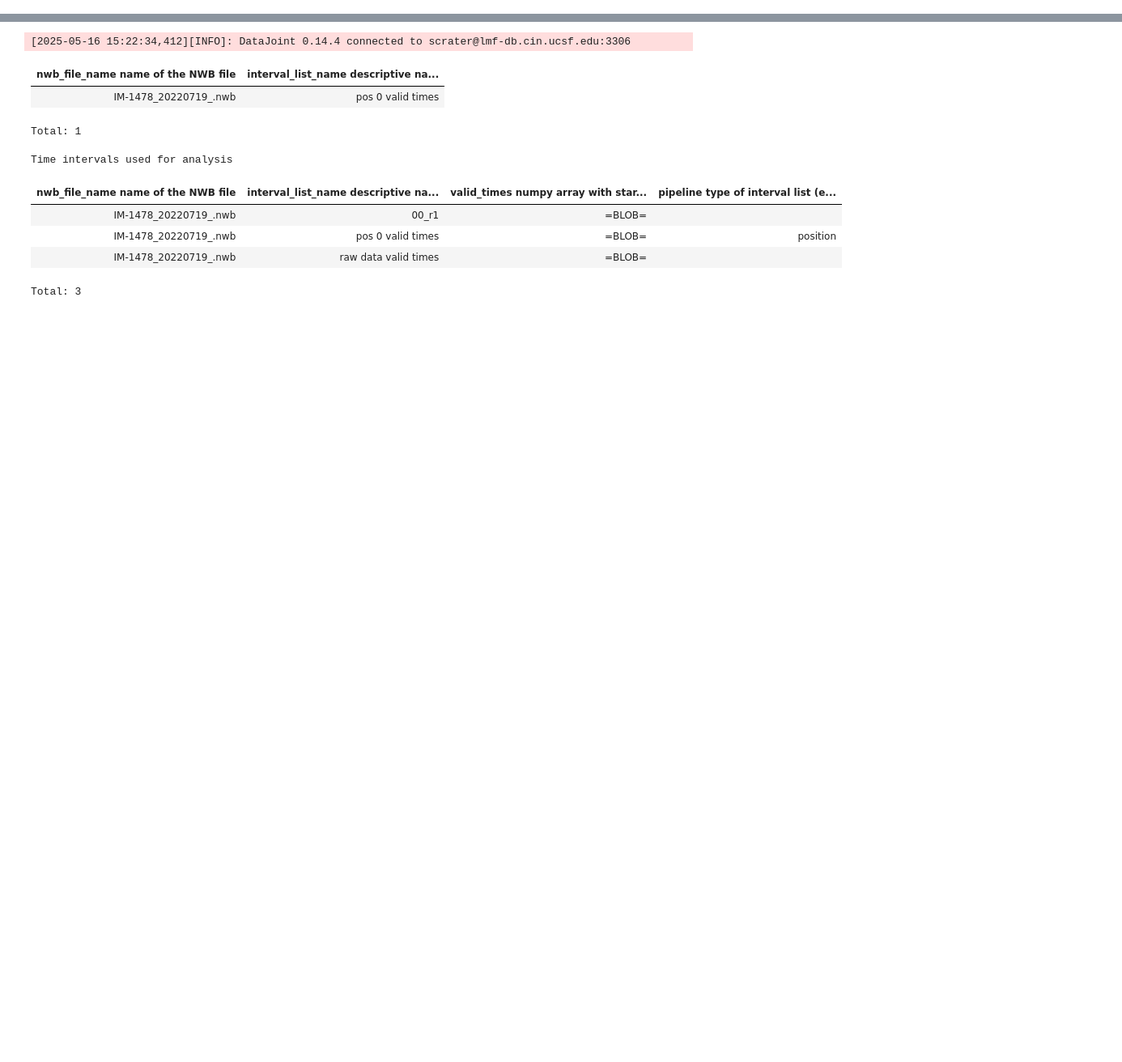
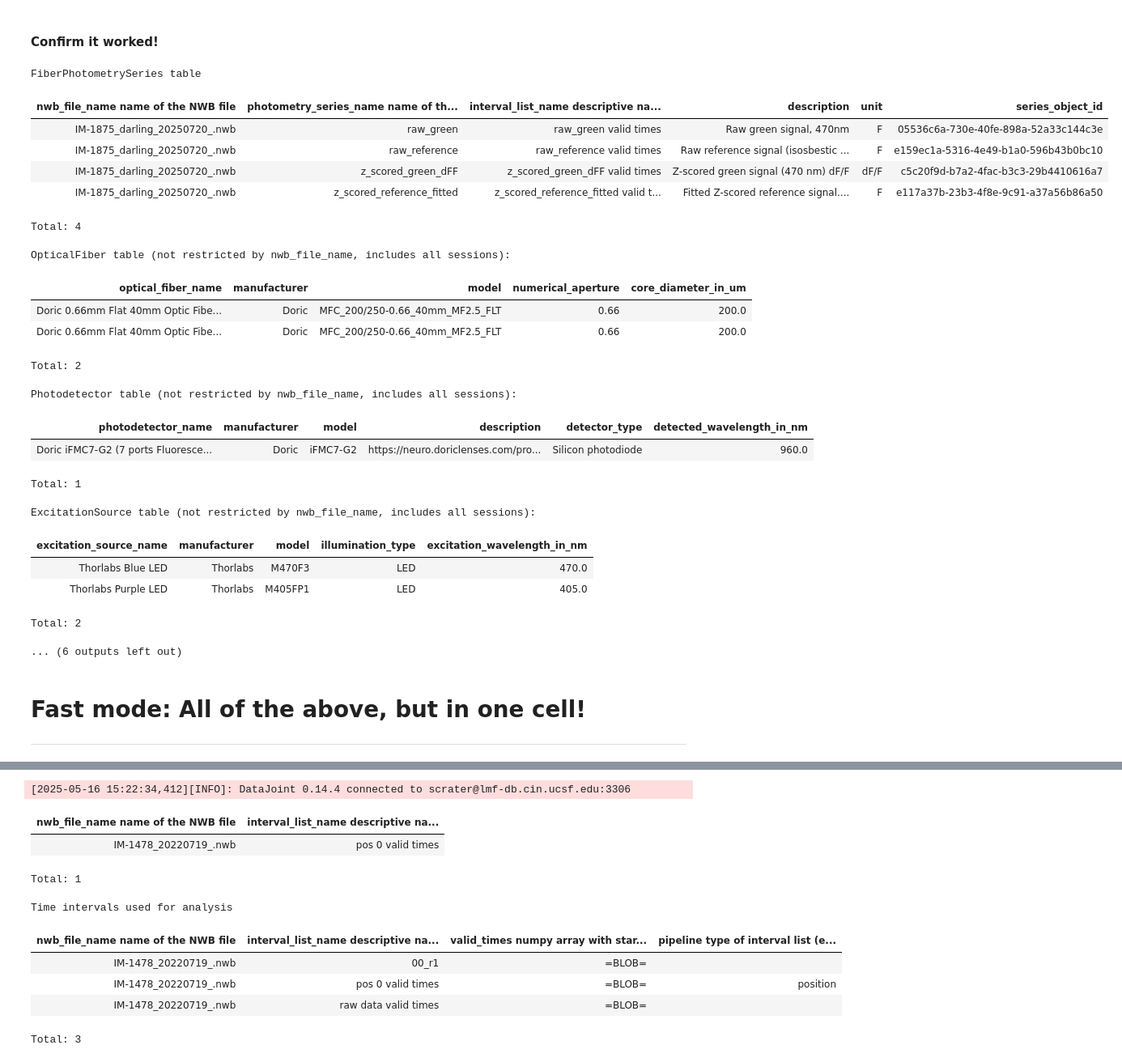
Before and after one commit to calderast/Hex-maze-spyglass, a Jupyter notebook: Berke_Lab_full_process.ipynb, the cells around one changed output, grey strips where cells are left out. Shown at 81% size. Saved outputs shown, nothing was run; the diff lists cells and outputs as text; code cells hidden in the pictures; blank space fills up the shorter version.

```diff
--- a/Berke_Lab_full_process.ipynb
+++ b/Berke_Lab_full_process.ipynb
@@ -7,3 +256,61 @@ Note this doesn't include ephys + sorting + decoding
+# %% [markdown]
+#### Confirm it worked!
+# %%
+from berke_fiber_photometry import (
+    ExcitationSource,
+    OpticalFiber, Photodetector,
+    FiberPhotometrySeries,
+    Indicator,
+    IndicatorInjection
+)
+
+## Step 5 check: Confirm the nwbfile has been added to the photometry tables
+key = {"nwb_file_name" : nwb_copy_file_name}
+
+print("FiberPhotometrySeries table")
+display(FiberPhotometrySeries() & key)
+
+print("OpticalFiber table (not restricted by nwb_file_name, includes all sessions):")
+display(OpticalFiber() & key)
+
+print("Photodetector table (not restricted by nwb_file_name, includes all sessions):")
+display(Photodetector() & key)
+
+print("ExcitationSource table (not restricted by nwb_file_name, includes all sessions):")
+display(ExcitationSource() & key)
+
+print("Indicator table (not restricted by nwb_file_name, includes all sessions):")
+display(Indicator() & key)
+
+print("IndicatorInjection table (not restricted by nwb_file_name, includes all sessions):")
+display(IndicatorInjection() & key)
+# %% [output]
+FiberPhotometrySeries table
+| nwb_file_name name of the NWB file | photometry_series_name name of th... | interval_list_name descriptive na... | description | unit | series_object_id |
+| IM-1875_darling_20250720_.nwb | raw_green | raw_green valid times | Raw green signal, 470nm | F | 05536c6a-730e-40fe-898a-52a33c144c3e |
+| IM-1875_darling_20250720_.nwb | raw_reference | raw_reference valid times | Raw reference signal (isosbestic ... | F | e159ec1a-5316-4e49-b1a0-596b43b0bc10 |
+| IM-1875_darling_20250720_.nwb | z_scored_green_dFF | z_scored_green_dFF valid times | Z-scored green signal (470 nm) dF/F | dF/F | c5c20f9d-b7a2-4fac-b3c3-29b4410616a7 |
+| IM-1875_darling_20250720_.nwb | z_scored_reference_fitted | z_scored_reference_fitted valid t... | Fitted Z-scored reference signal.... | F | e117a37b-23b3-4f8e-9c91-a37a56b86a50 |
+Total: 4
+OpticalFiber table (not restricted by nwb_file_name, includes all sessions):
+| optical_fiber_name | manufacturer | model | numerical_aperture | core_diameter_in_um |
+| Doric 0.66mm Flat 40mm Optic Fibe... | Doric | MFC_200/250-0.66_40mm_MF2.5_FLT | 0.66 | 200.0 |
+| Doric 0.66mm Flat 40mm Optic Fibe... | Doric | MFC_200/250-0.66_40mm_MF2.5_FLT | 0.66 | 200.0 |
+Total: 2
+Photodetector table (not restricted by nwb_file_name, includes all sessions):
+| photodetector_name | manufacturer | model | description | detector_type | detected_wavelength_in_nm |
+| Doric iFMC7-G2 (7 ports Fluoresce... | Doric | iFMC7-G2 | https://neuro.doriclenses.com/pro... | Silicon photodiode | 960.0 |
+Total: 1
+ExcitationSource table (not restricted by nwb_file_name, includes all sessions):
+| excitation_source_name | manufacturer | model | illumination_type | excitation_wavelength_in_nm |
+| Thorlabs Blue LED | Thorlabs | M470F3 | LED | 470.0 |
+| Thorlabs Purple LED | Thorlabs | M405FP1 | LED | 405.0 |
+Total: 2
+... (6 outputs left out)
+# %% [markdown]
+# Fast mode: All of the above, but in one cell!
+
+---
 # %%
 import spyglass.common as sgc
 import spyglass.position as sgp
```
Also changed, not shown: parts of 30 cells of this notebook, 1 other file.
